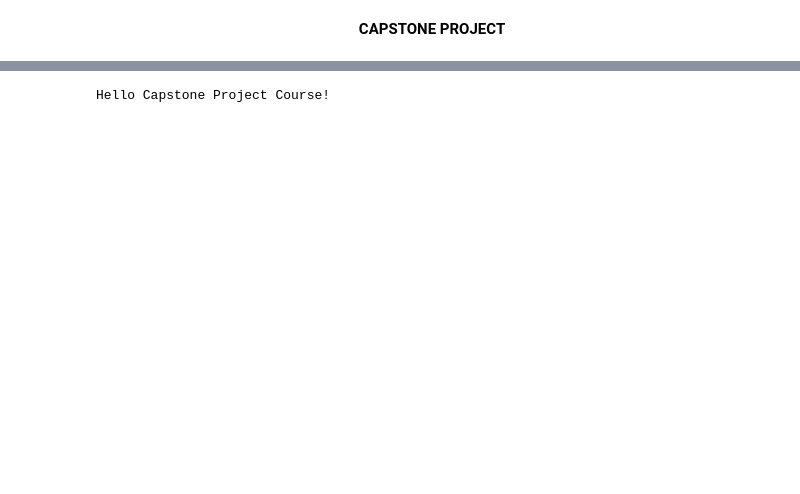
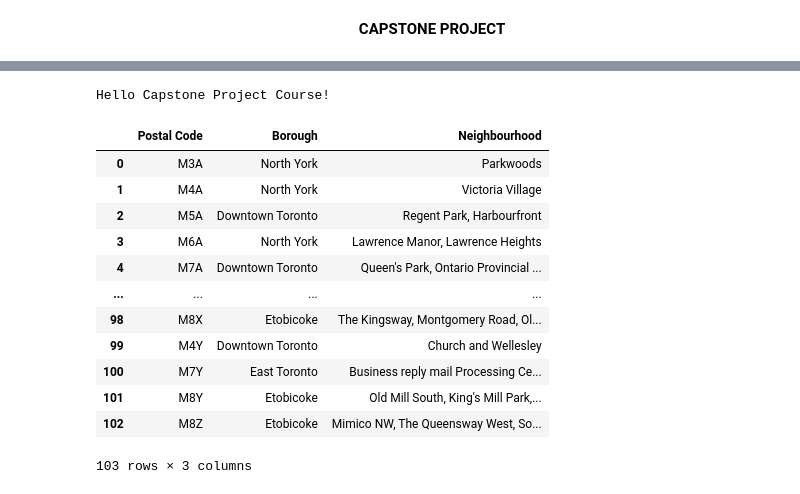
Before and after one commit to IndiraM/CapstoneProject, a Jupyter notebook: CapstoneProjectOne.ipynb, the cells around one changed output, grey strips where cells are left out. Cells and saved outputs as stored; diff of their text form; code cells hidden in the pictures; blank space fills up the shorter version.

```diff
--- a/CapstoneProjectOne.ipynb
+++ b/CapstoneProjectOne.ipynb
@@ -15,6 +3,10 @@ Write some markdown to explain that this notebook will be mainly used for the ca
-# %%
-import pandas as pd
-import numpy as np
-print("Hello Capstone Project Course!")
-# %% [output]
-Hello Capstone Project Course!
+# %%
+import pandas as pd
+import numpy as np
+print("Hello Capstone Project Course!")
+#conda install -c conda-forge geopy --yes # uncomment this line if you haven't completed the Foursquare API lab
+from geopy.geocoders import Nominatim # convert an address into latitude and longitude values
+# %% [output]
+Hello Capstone Project Course!
+# %%
+link = "https://en.wikipedia.org/wiki/List_of_postal_codes_of_Canada:_M"
@@ -20,0 +17,16 @@ Hello Capstone Project Course!
+# %%
+data
+# %% [output]
+|  | Postal Code | Borough | Neighbourhood |
+| 0 | M3A | North York | Parkwoods |
+| 1 | M4A | North York | Victoria Village |
+| 2 | M5A | Downtown Toronto | Regent Park, Harbourfront |
+| 3 | M6A | North York | Lawrence Manor, Lawrence Heights |
+| 4 | M7A | Downtown Toronto | Queen's Park, Ontario Provincial ... |
+| ... | ... | ... | ... |
+| 98 | M8X | Etobicoke | The Kingsway, Montgomery Road, Ol... |
+| 99 | M4Y | Downtown Toronto | Church and Wellesley |
+| 100 | M7Y | East Toronto | Business reply mail Processing Ce... |
+| 101 | M8Y | Etobicoke | Old Mill South, King's Mill Park,... |
+| 102 | M8Z | Etobicoke | Mimico NW, The Queensway West, So... |
+103 rows × 3 columns
```
Also changed, not shown: parts of 11 cells of this notebook.
